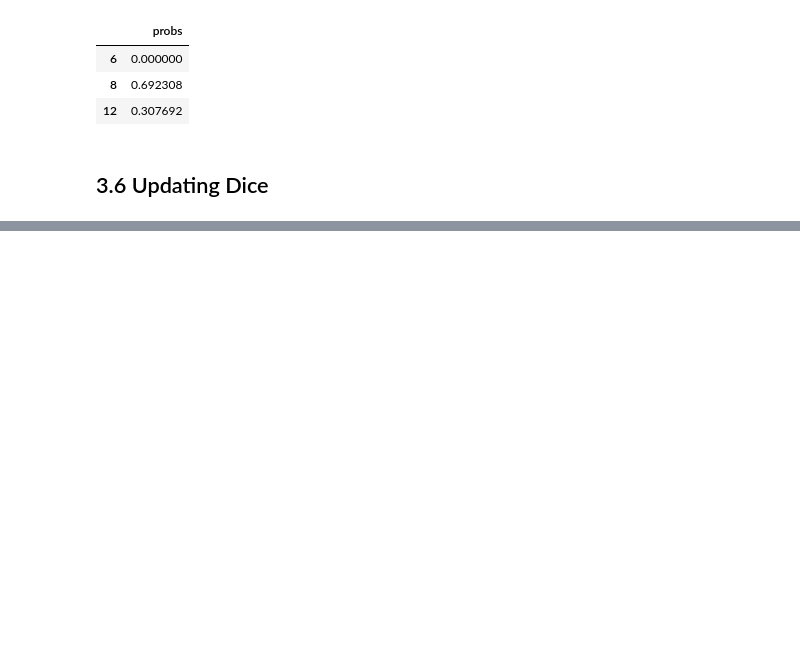
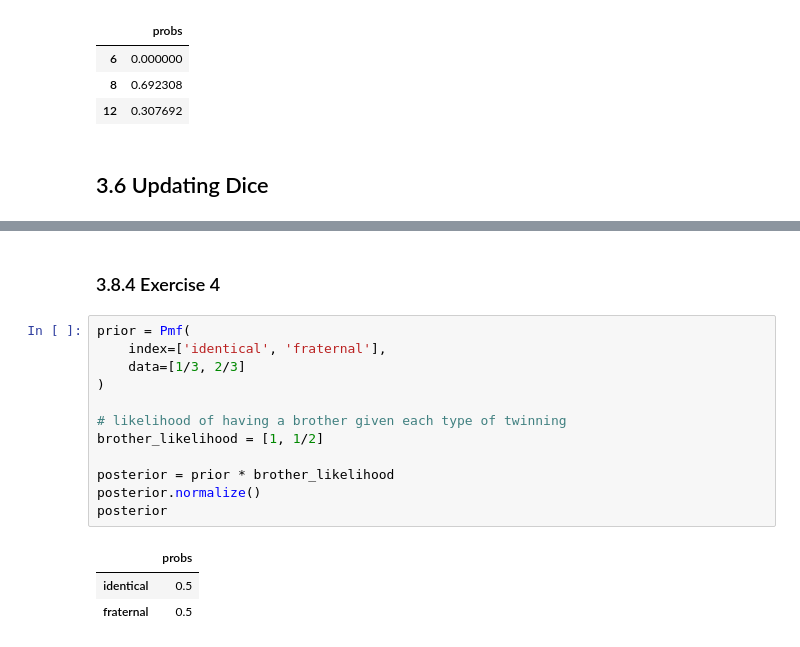
Before and after one commit to Xupeiyi/think-bayes, a Jupyter notebook: chapter3.ipynb, the cells around one changed output, grey strips where cells are left out. Saved outputs shown, nothing was run; the diff lists cells and outputs as text; blank space fills up the shorter version.

```diff
--- a/chapter3.ipynb
+++ b/chapter3.ipynb
@@ -122,0 +184,18 @@ pmf
+# %% [markdown]
+### 3.8.4 Exercise 4
+# %%
+prior = Pmf(
+    index=['identical', 'fraternal'],
+    data=[1/3, 2/3]
+)
+
+# likelihood of having a brother given each type of twinning
+brother_likelihood = [1, 1/2]
+
+posterior = prior * brother_likelihood
+posterior.normalize()
+posterior
+# %% [output]
+|  | probs |
+| identical | 0.5 |
+| fraternal | 0.5 |
```
Also changed, not shown: parts of 10 cells of this notebook.
